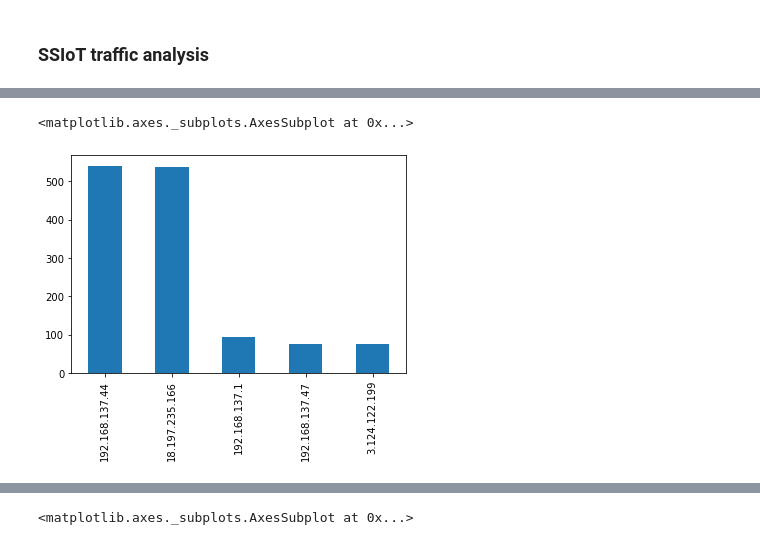
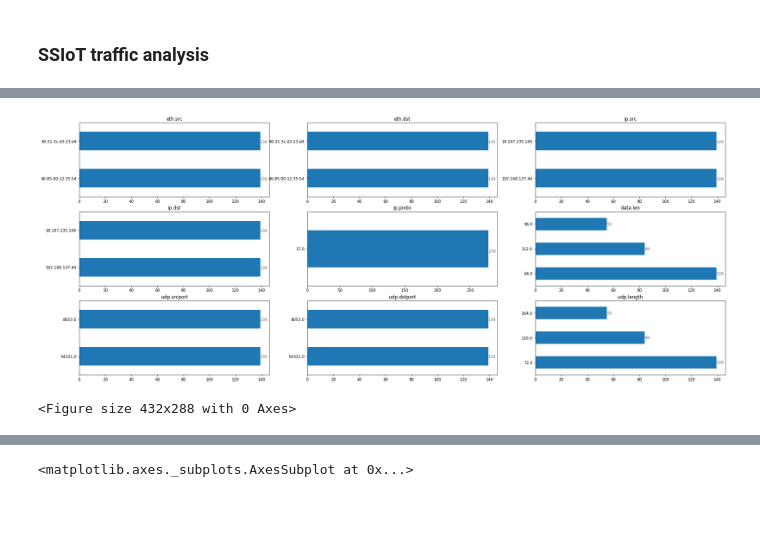
Before and after one commit to francolmenar-UT/Security-Services-for-IoT, a Jupyter notebook: Final-Project/Traffic Analysis.ipynb, the cells around one changed output, grey strips where cells are left out. Drawn from its saved outputs; the diff is of its cells as text; code cells hidden in the pictures; blank space fills up the shorter version.

Commit message:
added plotting function

```diff
--- a/Final-Project/Traffic Analysis.ipynb
+++ b/Final-Project/Traffic Analysis.ipynb
@@ -48,3 +49,22 @@ for i in range(df.shape[0]):
         df.at[i,"frame.time"] = pd.Timestamp(str(df.at[i,"frame.time"]).split(" ")[4])
     else:
         df.at[i,"frame.time"] = pd.Timestamp(str(df.at[i,"frame.time"]).split(" ")[3])
+# %%
+# plots every feature of the given df, except the excluded ones, m are rows and n are the columns of the plot
+def plot_stuff(df, exclude,m,n):
+    c = 0
+    r = 0
+    fig, axs = plt.subplots(m,n, sharex=False, figsize=(30,12))
+    for column in df:
+        if column in exclude:
+            continue
+        axs[r, c%n] = df[column].value_counts().plot(kind="barh", ax=axs[r, c%n], title=column)
+        #axs[r, c%n].set_title(column)
+        # set individual bar lables using above list
+        for i in axs[r, c%n].patches:
+            # get_width pulls left or right; get_y pushes up or down
+            axs[r, c%n].text(i.get_width()+.1, i.get_y()+.2, str(round((i.get_width()), 2)), fontsize=10, color='dimgrey')
+        c += 1
+        r += n == c /(r + 1)
+    plt.show()
+    plt.clf()
@@ -65,5 +106,7 @@ df["ip.dst"].value_counts().plot(kind="bar")
-# %%
-df["ip.src"].value_counts().plot(kind="bar")
-# %% [output]
-<matplotlib.axes._subplots.AxesSubplot at 0x...>
-[figure, removed]
+# %%
+no_interest = ["frame.number", "frame.time","data.data", "eth.addr.oui_resolved", "label"]
+# %%
+plot_stuff(x1,no_interest,3,3)
+# %% [output]
+[figure, added]
+<Figure size 432x288 with 0 Axes>
```
Also changed, not shown: parts of 16 cells of this notebook.
